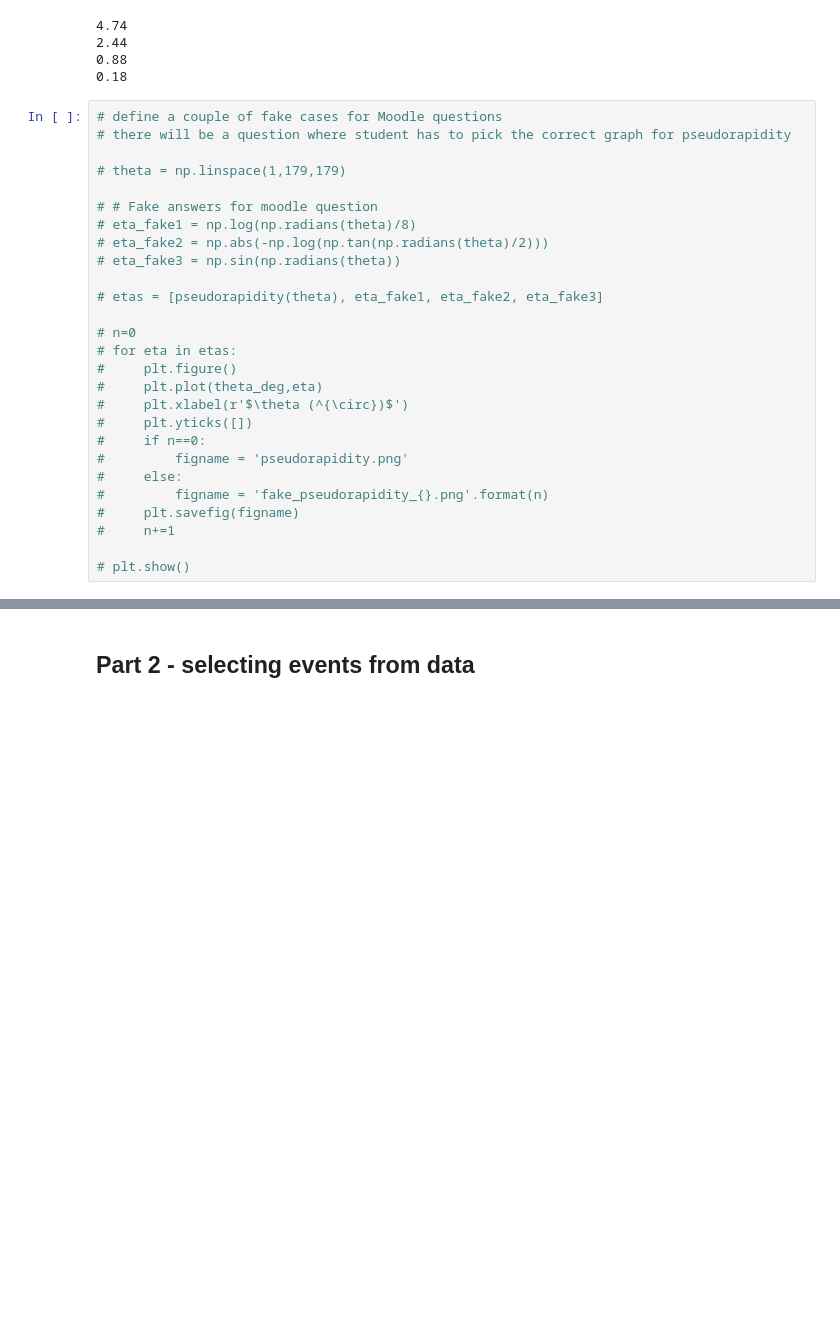
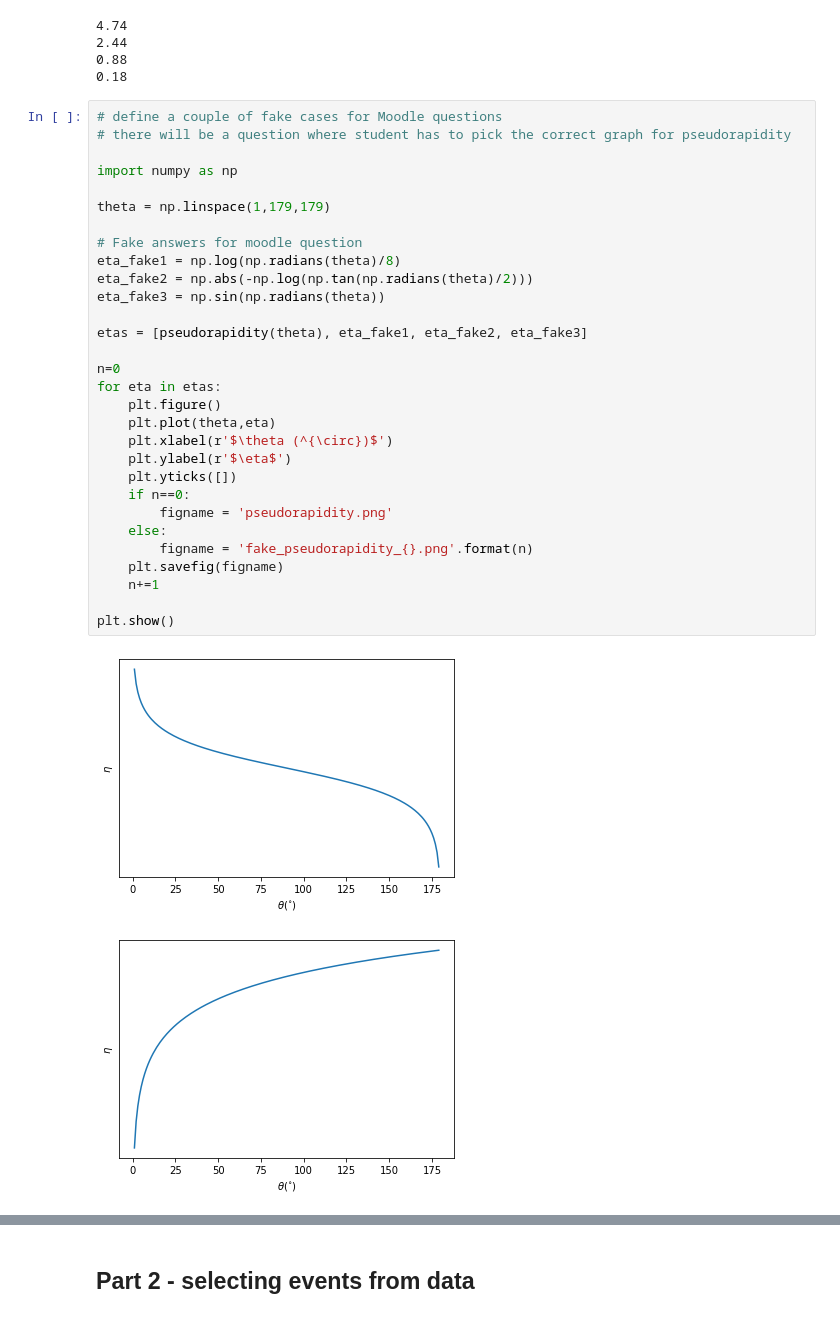
Before and after one commit to mlotti/Hitu_2020, a Jupyter notebook: Notebooks/Week4/Exercise_4_sol.ipynb, the cells around one changed output, grey strips where cells are left out. Cells and saved outputs as stored; diff of their text form; blank space fills up the shorter version.

```diff
--- a/Notebooks/Week4/Exercise_4_sol.ipynb
+++ b/Notebooks/Week4/Exercise_4_sol.ipynb
@@ -57,27 +70,33 @@ print(round(pseudorapidity(80),2))
 # %%
 # define a couple of fake cases for Moodle questions
 # there will be a question where student has to pick the correct graph for pseudorapidity
 
-# theta = np.linspace(1,179,179)
+import numpy as np
 
-# # Fake answers for moodle question
-# eta_fake1 = np.log(np.radians(theta)/8)
-# eta_fake2 = np.abs(-np.log(np.tan(np.radians(theta)/2)))
-# eta_fake3 = np.sin(np.radians(theta))
+theta = np.linspace(1,179,179)
 
-# etas = [pseudorapidity(theta), eta_fake1, eta_fake2, eta_fake3]
+# Fake answers for moodle question
+eta_fake1 = np.log(np.radians(theta)/8)
+eta_fake2 = np.abs(-np.log(np.tan(np.radians(theta)/2)))
+eta_fake3 = np.sin(np.radians(theta))
 
-# n=0
-# for eta in etas:
-#     plt.figure()
-#     plt.plot(theta_deg,eta)
-#     plt.xlabel(r'$\theta (^{\circ})$')
-#     plt.yticks([])
-#     if n==0:
-#         figname = 'pseudorapidity.png'
-#     else:
-#         figname = 'fake_pseudorapidity_{}.png'.format(n)
-#     plt.savefig(figname)
-#     n+=1
+etas = [pseudorapidity(theta), eta_fake1, eta_fake2, eta_fake3]
 
-# plt.show()
+n=0
+for eta in etas:
+    plt.figure()
+    plt.plot(theta,eta)
+    plt.xlabel(r'$\theta (^{\circ})$')
+    plt.ylabel(r'$\eta$')
+    plt.yticks([])
+    if n==0:
+        figname = 'pseudorapidity.png'
+    else:
+        figname = 'fake_pseudorapidity_{}.png'.format(n)
+    plt.savefig(figname)
+    n+=1
+
+plt.show()
+# %% [output]
+[figure, added]
+[figure, added]
```
Also changed, not shown: parts of 32 cells of this notebook, 5 other files.
